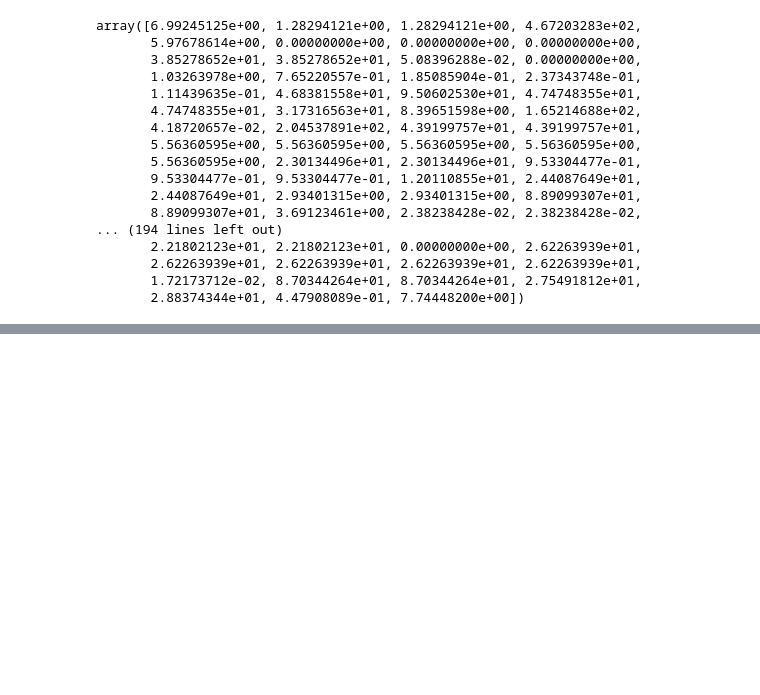
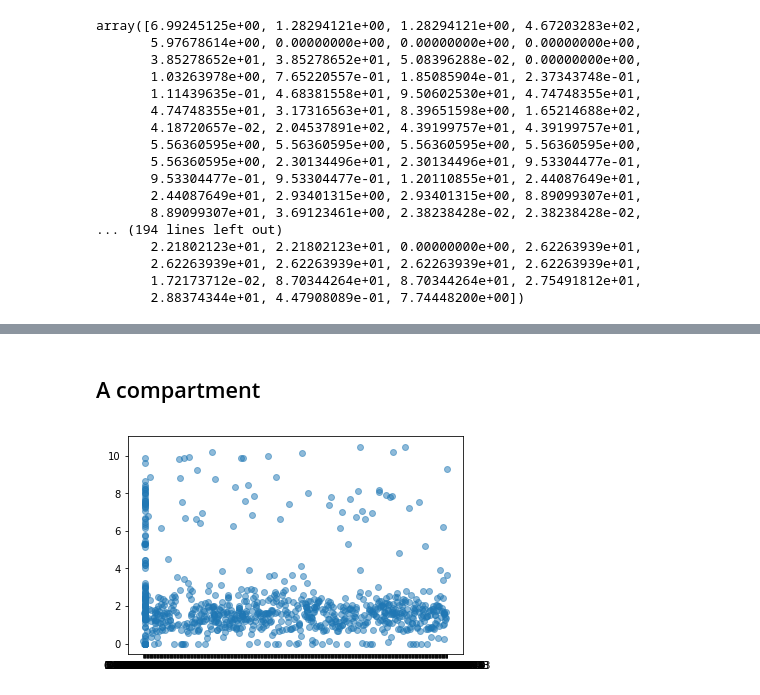
Before and after one commit to Griffin-8/qbb2020-answers, a Jupyter notebook: week9/Assingment9.ipynb, the cells around one changed output, grey strips where cells are left out. Saved outputs shown, nothing was run; the diff lists cells and outputs as text; code cells hidden in the pictures; blank space fills up the shorter version.

```diff
--- a/week9/Assingment9.ipynb
+++ b/week9/Assingment9.ipynb
@@ -203,0 +206,4 @@ plt.show()
+# %%
+import pyBigWig
+bw = pyBigWig.open('data/WT_H3K27me3.bw')
+bw.stats('chr1', 1100000, 1200000, type='sum')
@@ -203,0 +212,15 @@ plt.show()
+# %%
+pos_meth_list = []
+pos_expression_list = []
+file = 'positives_fpkm.bed'
+for line in open(file):
+    field = line.strip('\r\n').split('\t')
+    start_pos=int(field[1])
+    end_pos=int(field[2])
+    expression=field[4]
+    pos_expression_list.append(expression)
+    meth_sum = bw.stats('chr13', start_pos, end_pos, type='sum')
+    if meth_sum == [None]:
+        pos_meth_list.append([1])
+    else:
+        pos_meth_list.append(meth_sum)
@@ -203,0 +262,7 @@ plt.show()
+# %% [markdown]
+## A compartment
+# %%
+plt.scatter(pos_expression_list, np.log(pos_meth_list), alpha = 0.5)
+plt.show()
+# %% [output]
+[figure, added]
```
Also changed, not shown: parts of 10 cells of this notebook.
